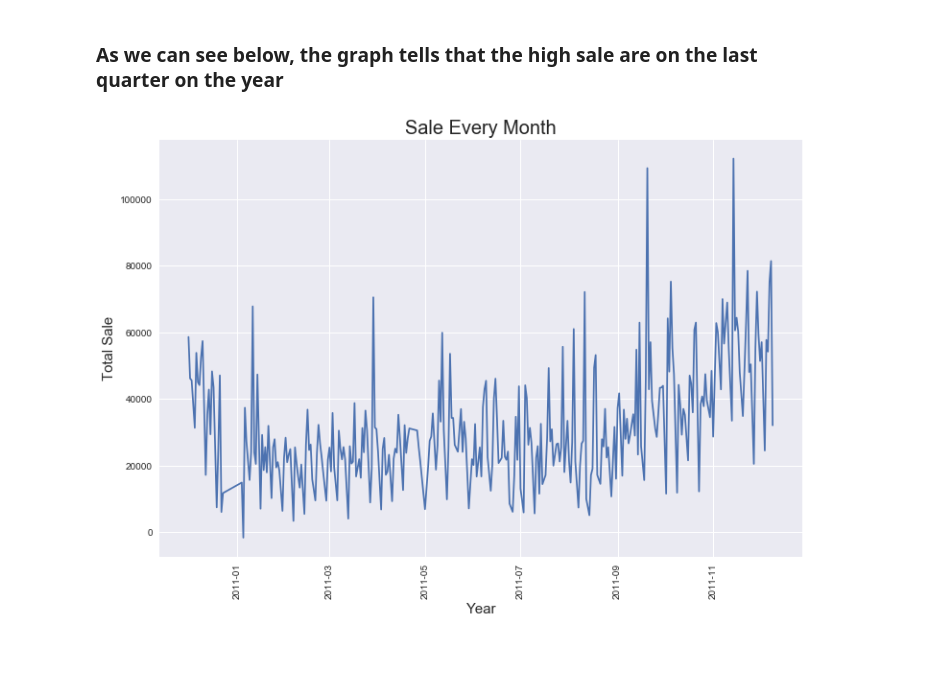
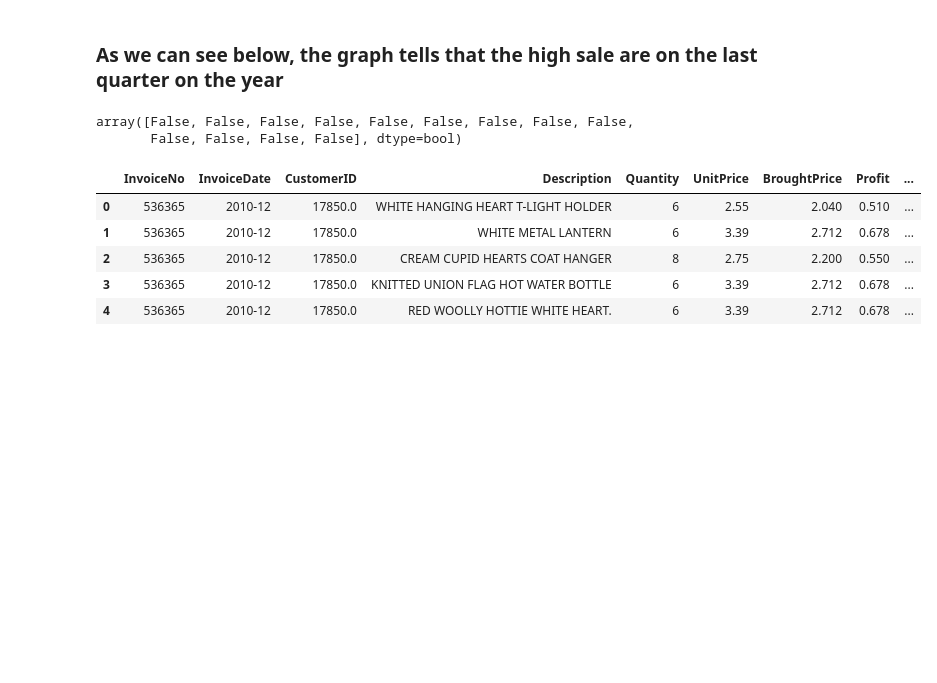
Before and after one commit to JAsanka/BUSINESS-INTELLIGENCE-SYSTEM, a Jupyter notebook: Untitled1.ipynb, the cells around one changed output. Saved outputs shown, nothing was run; the diff lists cells and outputs as text; code cells hidden in the pictures; blank space fills up the shorter version.

Commit message:
update month sale

```diff
--- a/Untitled1.ipynb
+++ b/Untitled1.ipynb
@@ -123,17 +123,24 @@ total_amount.head()
 #
 # %% [markdown]
 ### As we can see below, the graph tells that the high sale are on the last quarter on the year
-# %%
-plt.figure(figsize=(12,8))
-tA = total_amount["TotalAmount"]["sum"]
-tA.plot()
-plt.xticks(rotation="vertical")
-plt.title("Sale Every Month", fontsize=20)
-plt.xlabel("Year", fontsize=15)
-plt.ylabel("Total Sale", fontsize=15)
-plt.show()
-# %% [output]
-[figure, removed]
+# %%
+ta = total_amount
+start_date = "2010-12-10" # y-m-d
+end_date = "2010-12-20" # y-m-d
+#mask = (ta.index == np.datetime64(start_date)) & (ta.index <= np.datetime64(end_date))
+(ta.index == np.datetime64(start_date))
+# %% [output]
+array([False, False, False, False, False, False, False, False, False,
+       False, False, False, False], dtype=bool)
+# %%
+prod_prof.head()
+# %% [output]
+|  | InvoiceNo | InvoiceDate | CustomerID | Description | Quantity | UnitPrice | BroughtPrice | Profit | ... |
+| 0 | 536365 | 2010-12 | 17850.0 | WHITE HANGING HEART T-LIGHT HOLDER | 6 | 2.55 | 2.040 | 0.510 | ... |
+| 1 | 536365 | 2010-12 | 17850.0 | WHITE METAL LANTERN | 6 | 3.39 | 2.712 | 0.678 | ... |
+| 2 | 536365 | 2010-12 | 17850.0 | CREAM CUPID HEARTS COAT HANGER | 8 | 2.75 | 2.200 | 0.550 | ... |
+| 3 | 536365 | 2010-12 | 17850.0 | KNITTED UNION FLAG HOT WATER BOTTLE | 6 | 3.39 | 2.712 | 0.678 | ... |
+| 4 | 536365 | 2010-12 | 17850.0 | RED WOOLLY HOTTIE WHITE HEART. | 6 | 3.39 | 2.712 | 0.678 | ... |
 # %% [markdown]
 #
 # %% [markdown]
```
Also changed, not shown: parts of 13 cells of this notebook.
